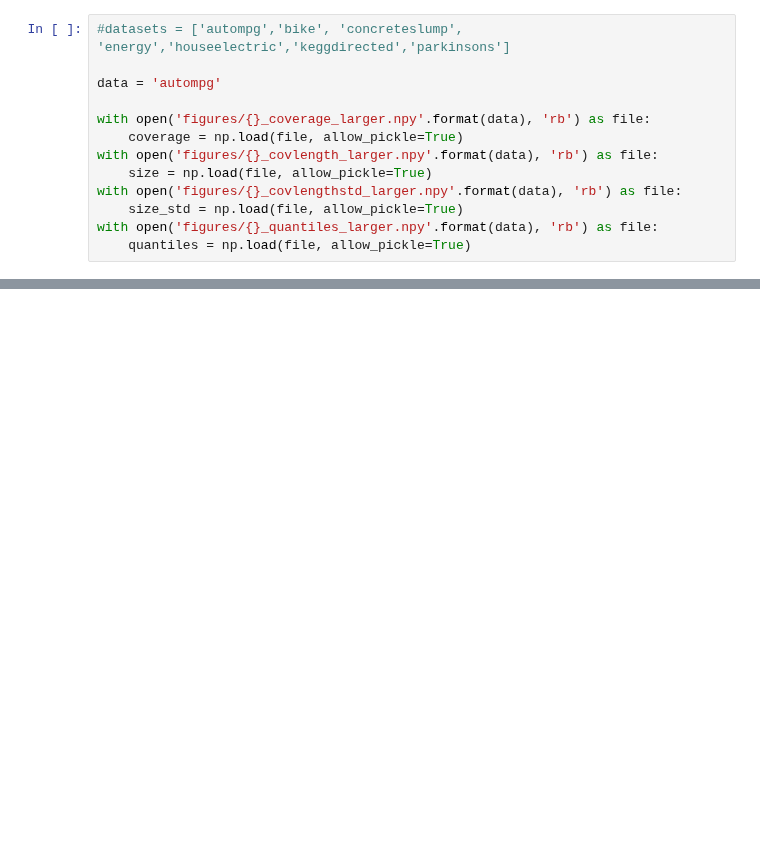
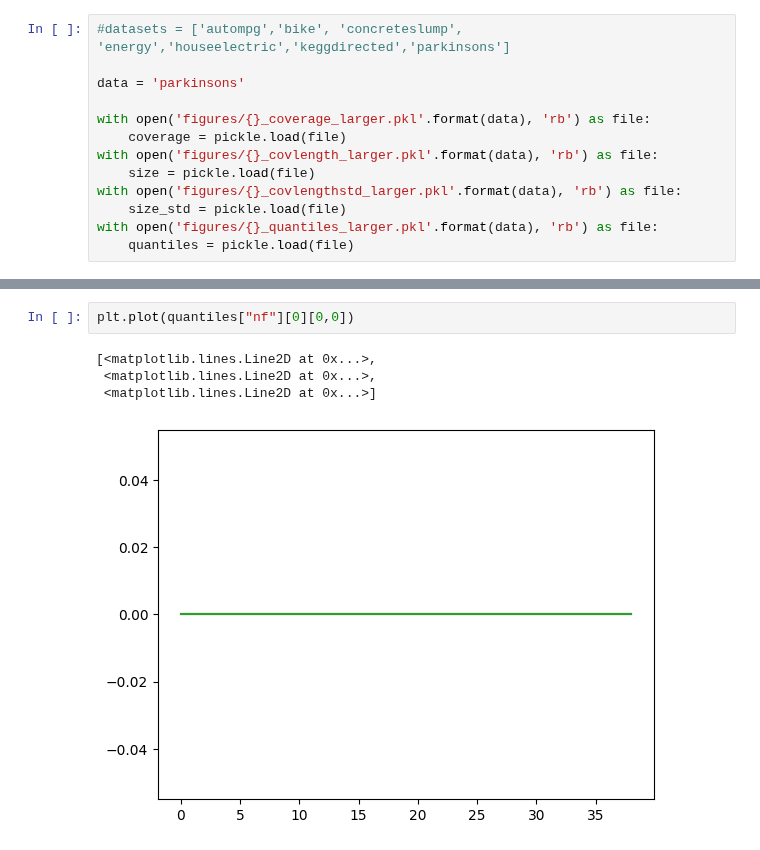
Before and after one commit to Danfoa/symm_rep_learn, a Jupyter notebook: NCP/examples/real_data.ipynb, the cells around one changed output, grey strips where cells are left out. Drawn from its saved outputs; the diff is of its cells as text; blank space fills up the shorter version.

```diff
--- a/NCP/examples/real_data.ipynb
+++ b/NCP/examples/real_data.ipynb
@@ -3,13 +5,13 @@ import numpy as np
 # %%
 #datasets = ['autompg','bike', 'concreteslump', 'energy','houseelectric','keggdirected','parkinsons']
 
-data = 'autompg'
+data = 'parkinsons'
 
-with open('figures/{}_coverage_larger.npy'.format(data), 'rb') as file:
-    coverage = np.load(file, allow_pickle=True)
-with open('figures/{}_covlength_larger.npy'.format(data), 'rb') as file:
-    size = np.load(file, allow_pickle=True)
-with open('figures/{}_covlengthstd_larger.npy'.format(data), 'rb') as file:
-    size_std = np.load(file, allow_pickle=True)
-with open('figures/{}_quantiles_larger.npy'.format(data), 'rb') as file:
-    quantiles = np.load(file, allow_pickle=True)
+with open('figures/{}_coverage_larger.pkl'.format(data), 'rb') as file:
+    coverage = pickle.load(file)
+with open('figures/{}_covlength_larger.pkl'.format(data), 'rb') as file:
+    size = pickle.load(file)
+with open('figures/{}_covlengthstd_larger.pkl'.format(data), 'rb') as file:
+    size_std = pickle.load(file)
+with open('figures/{}_quantiles_larger.pkl'.format(data), 'rb') as file:
+    quantiles = pickle.load(file)
@@ -43,0 +66,7 @@ array([[[0.74358974, 0.74358974, 0.74358974],
+# %%
+plt.plot(quantiles["nf"][0][0,0])
+# %% [output]
+[<matplotlib.lines.Line2D at 0x...>,
+ <matplotlib.lines.Line2D at 0x...>,
+ <matplotlib.lines.Line2D at 0x...>]
+[figure, added]
```
Also changed, not shown: parts of 20 cells of this notebook, 7 other files.
